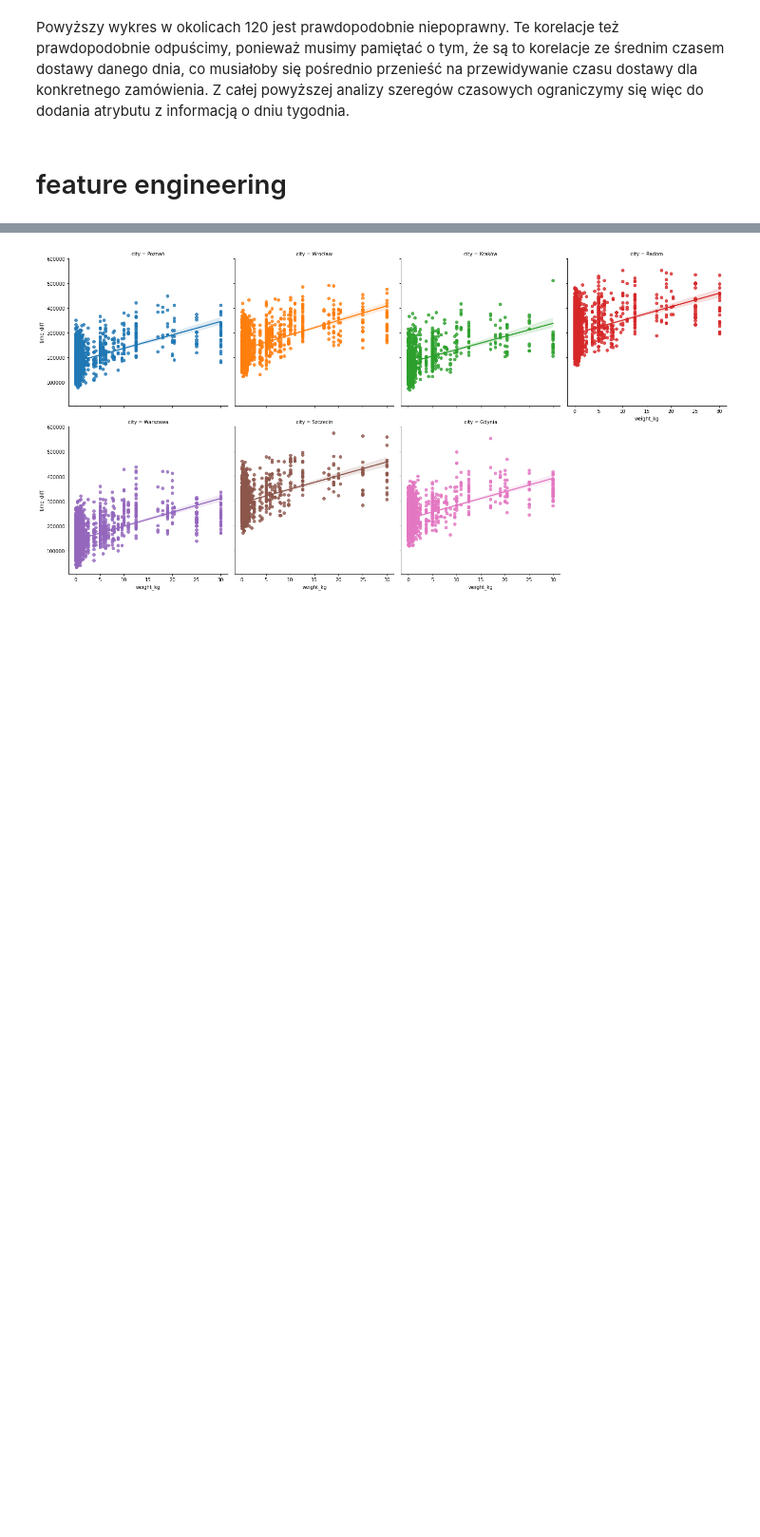
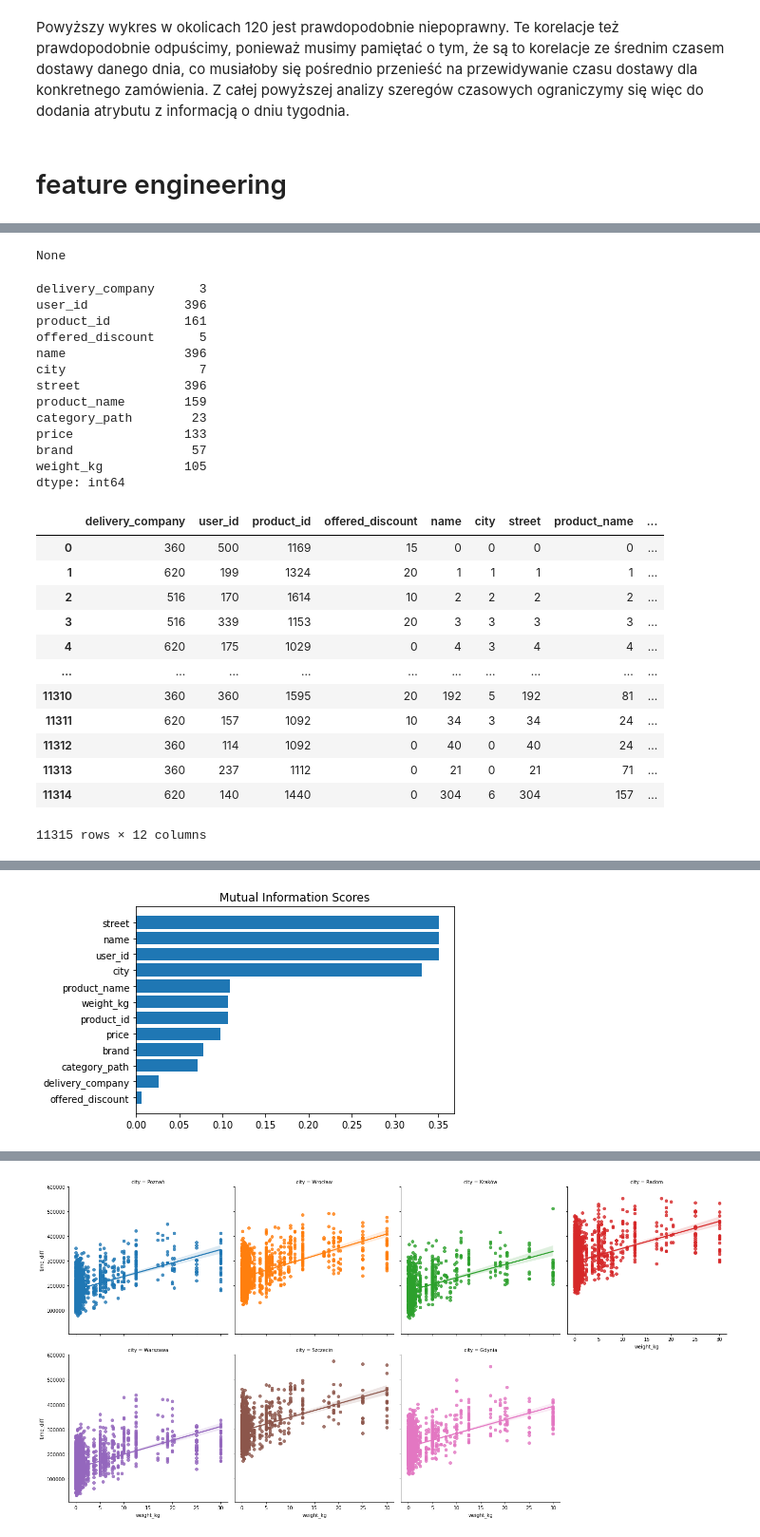
Before and after one commit to milosz-l/delivery-time, a Jupyter notebook: data_analysis.ipynb, the cells around one changed output, grey strips where cells are left out. Shown: that part at 95% size. Drawn from its saved outputs; the diff is of its cells as text; code cells hidden in the pictures; blank space fills up the shorter version.

Commit message:
error for purchase_id and session_id in mutual info score detected

```diff
--- a/data_analysis.ipynb
+++ b/data_analysis.ipynb
@@ -553,7 +553,7 @@ Powyższy wykres w okolicach 120 jest prawdopodobnie niepoprawny. Te korelacje t
 # %%
 feature_eng_df = df.copy()
 feature_eng_df = feature_eng_df.infer_objects()
-feature_eng_df = feature_eng_df.set_index('purchase_timestamp')
+feature_eng_df = feature_eng_df.set_index('purchase_timestamp').sort_index().reset_index(drop=True)
 feature_eng_df.info()
 # %% [output]
 <class 'pandas.core.frame.DataFrame'>
@@ -582,13 +582,22 @@ feature_eng_df = feature_eng_df.drop(columns=cols_to_drop_feature_eng)
 from sklearn.feature_selection import mutual_info_regression
 
 
-def make_mi_scores(X, y, discrete_features):
-    mi_scores = mutual_info_regression(X, y, discrete_features=discrete_features)
+def make_mi_scores(in_df, y):
+    X = in_df.copy()
+    for colname in X.select_dtypes(["object", "category"]):
+        X[colname], _ = X[colname].factorize()
+    # All discrete features should now have integer dtypes
+    discrete_features = [pd.api.types.is_integer_dtype(t) for t in X.dtypes]
+    display(X.info())
+    display(X.nunique())
+    display(X)
+    display(X.describe())
+    mi_scores = mutual_info_regression(X, y, discrete_features=True, random_state=0)
     mi_scores = pd.Series(mi_scores, name="MI Scores", index=X.columns)
     mi_scores = mi_scores.sort_values(ascending=False)
     return mi_scores
 
-def plot_mi_scores(scores):
+def create_mi_plot(scores):
     scores = scores.sort_values(ascending=True)
     width = np.arange(len(scores))
     ticks = list(scores.index)
@@ -599,14 +608,5 @@ def plot_mi_scores(scores):
 def plot_mi_for_col(in_df, col_name='time_diff'):
     X = in_df.copy()
     y = X.pop(col_name)
-
-    # Label encoding for categoricals
-    for colname in X.select_dtypes("object"):
-        X[colname], _ = X[colname].factorize()
-
-    display(X.info())
-    # discrete_features = X.apply(pd.api.types.is_int64_dtype, axis=0) # all discrete features should have integer data types
-    discrete_features = [pd.api.types.is_integer_dtype(t) for t in X.dtypes]
-    display(discrete_features)
-    mi_scores = make_mi_scores(X, y, discrete_features)
-    plot_mi_scores(mi_scores)
+    mi_scores = make_mi_scores(X, y)
+    create_mi_plot(mi_scores)
@@ -648,0 +613,6 @@ ValueError: Found array with 0 sample(s) (shape=(0, 1)) while a minimum of 1 is
+# %%
+mi_score_df = feature_eng_df.copy()
+# mi_score_df = mi_score_df.drop(columns=['weight_kg', 'price'])  # these are continuous
+mi_score_df = mi_score_df.drop(columns=['purchase_id', 'session_id']) # these columns give errors in mutual_info_regression
+plot_mi_for_col(mi_score_df, 'time_diff')
+# %% [output]
@@ -648,0 +638,27 @@ ValueError: Found array with 0 sample(s) (shape=(0, 1)) while a minimum of 1 is
+None
+delivery_company      3
+user_id             396
+product_id          161
+offered_discount      5
+name                396
+city                  7
+street              396
+product_name        159
+category_path        23
+price               133
+brand                57
+weight_kg           105
+dtype: int64
+|  | delivery_company | user_id | product_id | offered_discount | name | city | street | product_name | ... |
+| 0 | 360 | 500 | 1169 | 15 | 0 | 0 | 0 | 0 | ... |
+| 1 | 620 | 199 | 1324 | 20 | 1 | 1 | 1 | 1 | ... |
+| 2 | 516 | 170 | 1614 | 10 | 2 | 2 | 2 | 2 | ... |
+| 3 | 516 | 339 | 1153 | 20 | 3 | 3 | 3 | 3 | ... |
+| 4 | 620 | 175 | 1029 | 0 | 4 | 3 | 4 | 4 | ... |
+| ... | ... | ... | ... | ... | ... | ... | ... | ... | ... |
+| 11310 | 360 | 360 | 1595 | 20 | 192 | 5 | 192 | 81 | ... |
+| 11311 | 620 | 157 | 1092 | 10 | 34 | 3 | 34 | 24 | ... |
+| 11312 | 360 | 114 | 1092 | 0 | 40 | 0 | 40 | 24 | ... |
+| 11313 | 360 | 237 | 1112 | 0 | 21 | 0 | 21 | 71 | ... |
+| 11314 | 620 | 140 | 1440 | 0 | 304 | 6 | 304 | 157 | ... |
+11315 rows × 12 columns
@@ -648,0 +674 @@ ValueError: Found array with 0 sample(s) (shape=(0, 1)) while a minimum of 1 is
+[figure, added]
```
Also changed, not shown: parts of 6 cells of this notebook.
